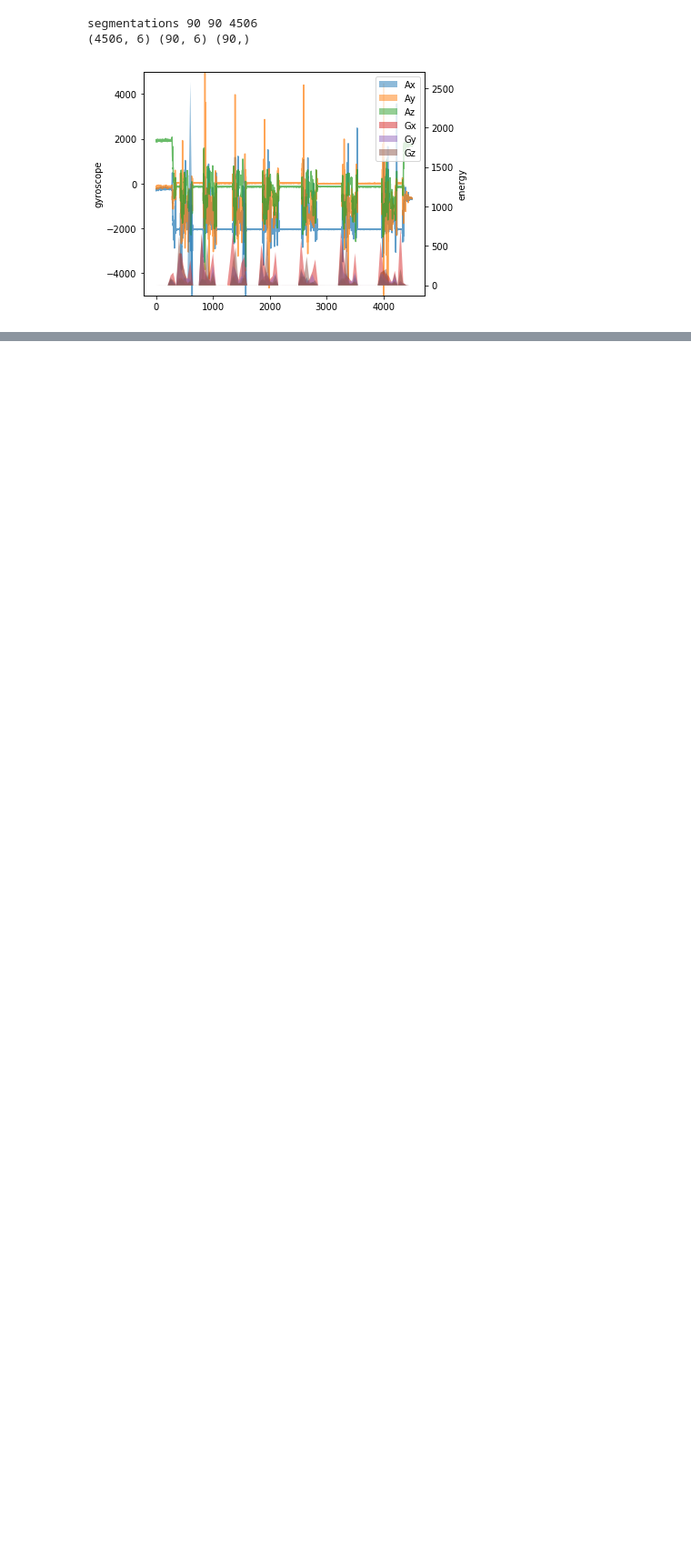
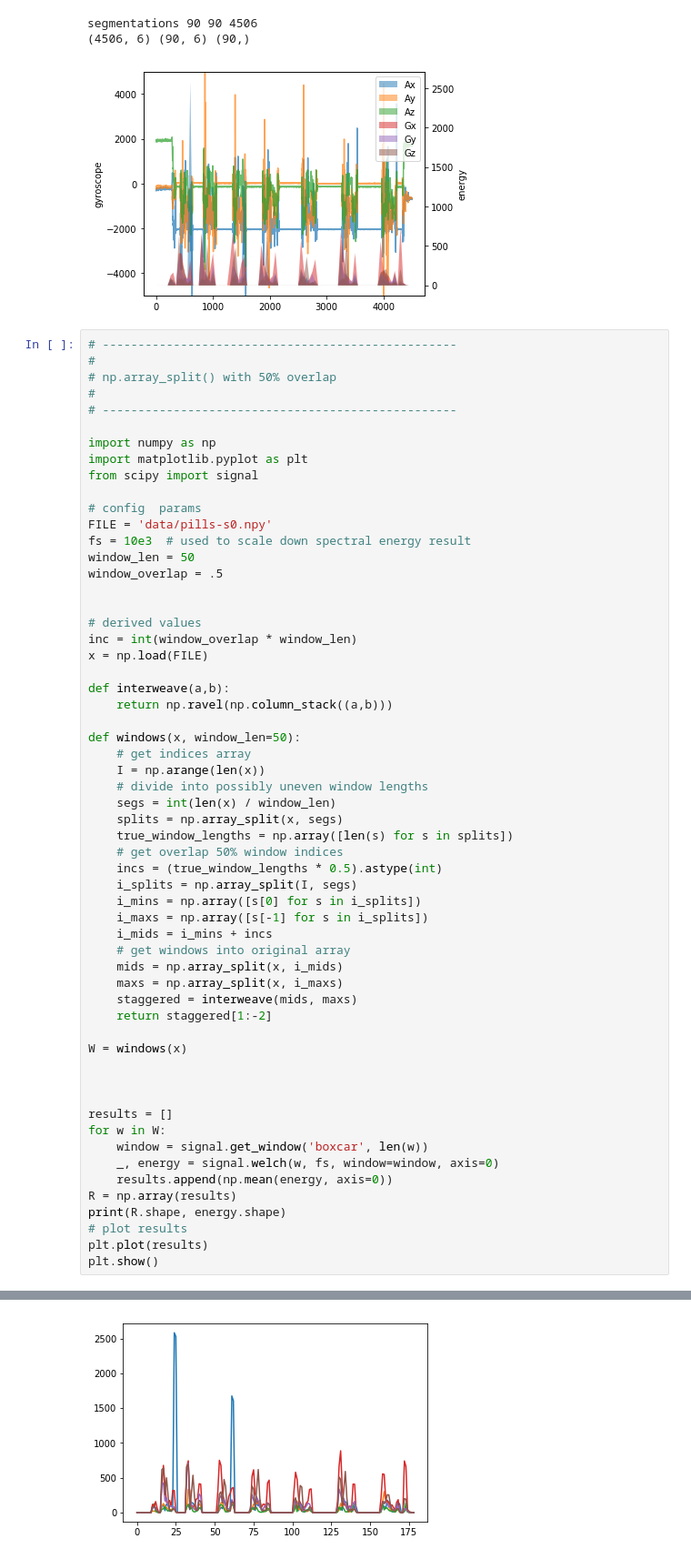
Before and after one commit to lwthatcher/thesis-hacks, a Jupyter notebook: energy-bins.ipynb, the cells around one changed output, grey strips where cells are left out. Shown at 91% size. Saved outputs shown, nothing was run; the diff lists cells and outputs as text; blank space fills up the shorter version.

Commit message:
added overlapping windows method

```diff
--- a/energy-bins.ipynb
+++ b/energy-bins.ipynb
@@ -179,3 +179,62 @@ plt.show()
 segmentations 90 90 4506
 (4506, 6) (90, 6) (90,)
 [figure]
+# %%
+# --------------------------------------------------
+#
+# np.array_split() with 50% overlap
+#
+# --------------------------------------------------
+
+import numpy as np
+import matplotlib.pyplot as plt
+from scipy import signal
+
+# config  params
+FILE = 'data/pills-s0.npy'
+fs = 10e3  # used to scale down spectral energy result
+window_len = 50
+window_overlap = .5
+
+
+# derived values
+inc = int(window_overlap * window_len)
+x = np.load(FILE)
+
+def interweave(a,b):
+    return np.ravel(np.column_stack((a,b)))
+
+def windows(x, window_len=50):
+    # get indices array
+    I = np.arange(len(x))
+    # divide into possibly uneven window lengths
+    segs = int(len(x) / window_len)
+    splits = np.array_split(x, segs)
+    true_window_lengths = np.array([len(s) for s in splits])
+    # get overlap 50% window indices
+    incs = (true_window_lengths * 0.5).astype(int)
+    i_splits = np.array_split(I, segs)
+    i_mins = np.array([s[0] for s in i_splits])
+    i_maxs = np.array([s[-1] for s in i_splits])
+    i_mids = i_mins + incs
+    # get windows into original array
+    mids = np.array_split(x, i_mids)
+    maxs = np.array_split(x, i_maxs)
+    staggered = interweave(mids, maxs)
+    return staggered[1:-2]
+
+W = windows(x)
+
+
+
+results = []
+for w in W:
+    window = signal.get_window('boxcar', len(w))
+    _, energy = signal.welch(w, fs, window=window, axis=0)
+    results.append(np.mean(energy, axis=0))
+R = np.array(results)
+print(R.shape, energy.shape)
+# plot results
+plt.plot(results)
+plt.show()
+# %% [output]
@@ -181,0 +242 @@ segmentations 90 90 4506
+[figure, added]
```
Also changed, not shown: parts of 1 cell of this notebook, 4 other files.
